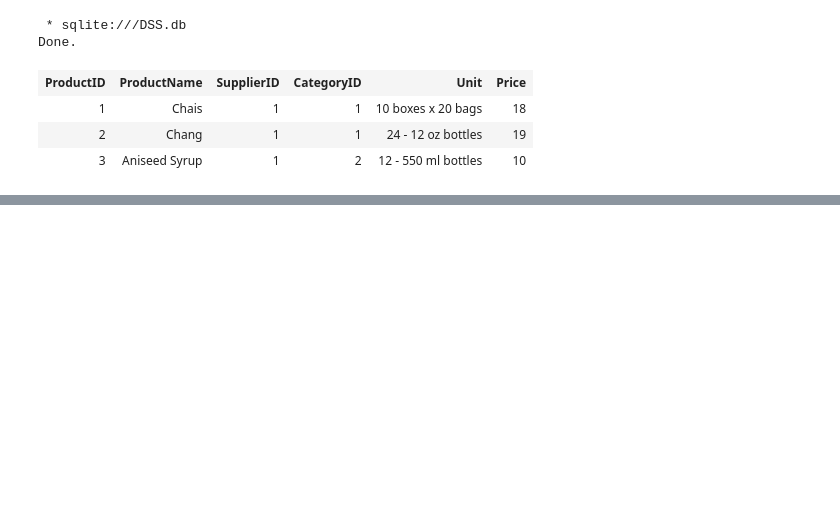
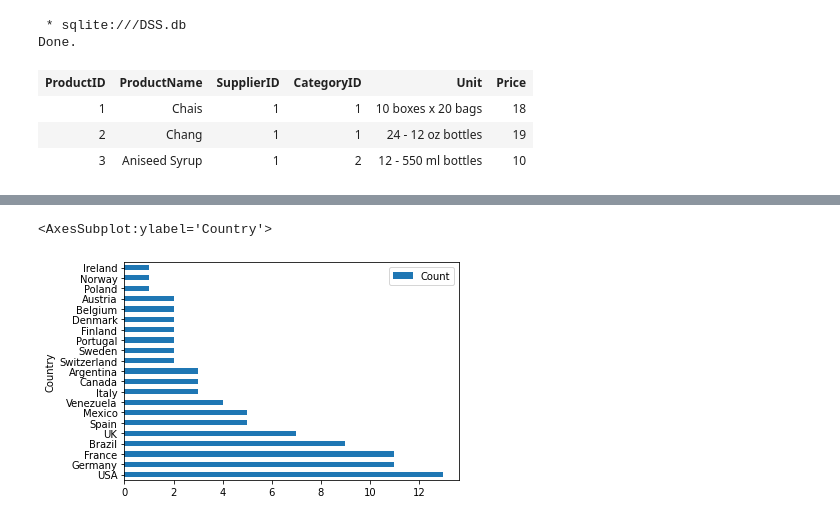
Before and after one commit to matahmet/Scribbles, a Jupyter notebook: sql_lite_app/SQLite_Connection.ipynb, the cells around one changed output, grey strips where cells are left out. Saved outputs shown, nothing was run; the diff lists cells and outputs as text; code cells hidden in the pictures; blank space fills up the shorter version.

```diff
--- a/sql_lite_app/SQLite_Connection.ipynb
+++ b/sql_lite_app/SQLite_Connection.ipynb
@@ -45,0 +250,2 @@ Done.
+# %%
+df=%sql SELECT  Country, COUNT(*) AS Counts FROM Customers GROUP BY Country ORDER BY Counts DESC;
@@ -45,0 +259,2 @@ Done.
+# %%
+df=pd.DataFrame(df,columns=["Country","Count"])
@@ -45,0 +270,5 @@ Done.
+# %%
+df.plot.barh(x="Country",y="Count")
+# %% [output]
+<AxesSubplot:ylabel='Country'>
+[figure, added]
```
Also changed, not shown: parts of 25 cells of this notebook, 2 other files.
